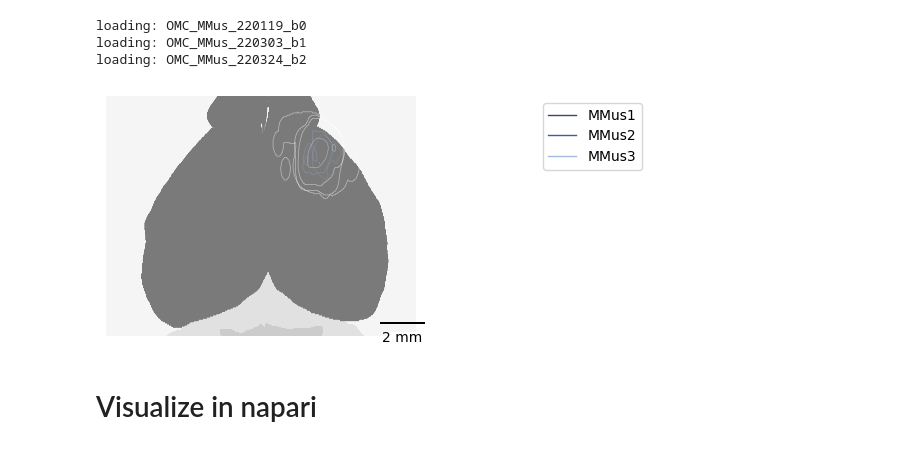
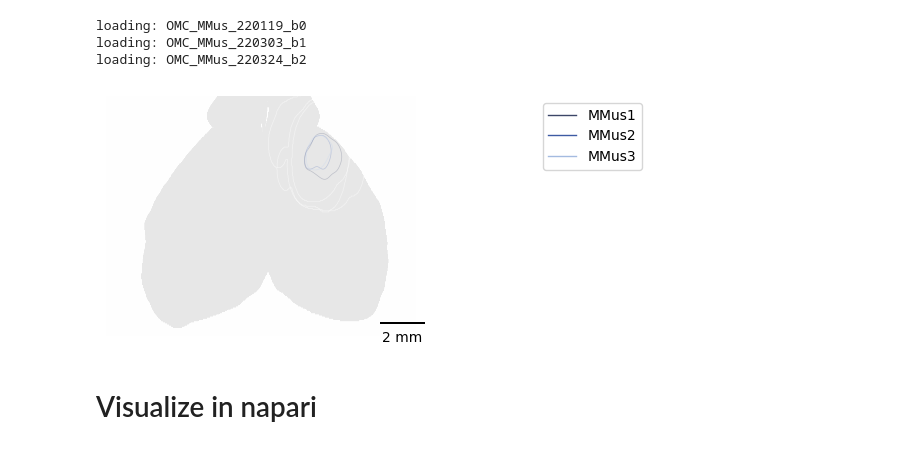
Before and after one commit to eisko/STP_analysis, a Jupyter notebook: inj_contours_240601.ipynb, the cells around one changed output. Drawn from its saved outputs; the diff is of its cells as text; code cells hidden in the pictures.

Commit message:
update inj contours

```diff
--- a/inj_contours_240601.ipynb
+++ b/inj_contours_240601.ipynb
@@ -179,36 +179,38 @@ masks['inj'] = [masks['inj_thr'][i] & masks['OMCi'] for i in range(len(images))]
 # %%
 
 blue1 = create_cmap(39, 50, 86)
 blue2 = create_cmap(41, 73, 154)
 blue3 = create_cmap(155, 181, 222)
 color_list = [blue1, blue2, blue3]
 
+# plot_masks = ["grey", "BS", "STR", "CP", "CTX"]
+
 # plot topdown contour of brain
-plot_contour(images, mask_dict=masks, roi="inj", masks_to_plot=["grey", "BS", "STR", "CP", "CTX"],
+plot_contour(images, mask_dict=masks, roi="inj", masks_to_plot=["CTX"],
              view="top", ncontours=1, alpha=0.5, cmaps=color_list, linewidths=0.5,
-             ref_fill=True, plot_fill=False)
+             ref_fill=True, plot_fill=False, gs=7)
 
 # set figure size
 fig = plt.gcf()
 fig.set_size_inches(4,4)
 
 ax = plt.gca()
 # ax.invert_xaxis() # need to flip image so injection site on right side as injected
 lines = [Line2D([0], [0], color=color_list[i].colors[-1], alpha=0.9,
-                linestyle="-", linewidth=1) for i in range(3)]
+                linestyle="-", linewidth=1) for i in range(3z]
 labels = ["MMus1", "MMus2", "MMus3"]
 plt.legend(lines,labels, bbox_to_anchor=(1.75, 1))
 
 # add scale bar
 scalebar = ScaleBar(0.02, "mm", length_fraction=0.25, location="lower right", pad=-0.75)
 ax.add_artist(scalebar)
 
 
 
-plt.savefig(out_path+"mmus_inj_contour.svg", dpi=300, bbox_inches="tight")
+# plt.savefig(out_path+"mmus_inj_contour.svg", dpi=300, bbox_inches="tight")
 plt.show()
 # %% [output]
-[figure, old version]
+[figure, new version]
 # %% [markdown]
 # Visualize in napari
 # %%
```
Also changed, not shown: parts of 1 cell of this notebook.
